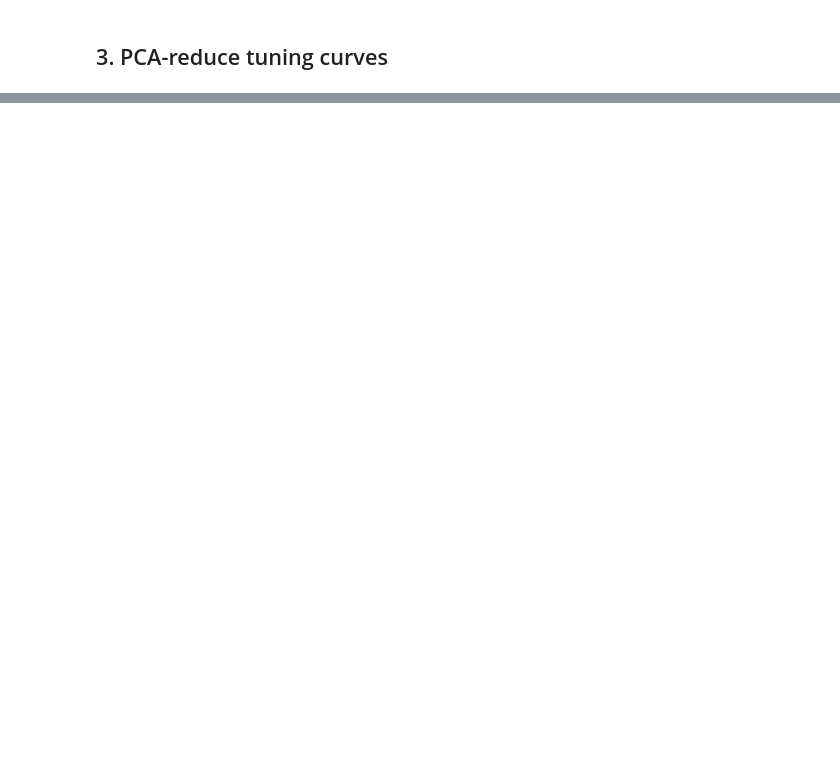
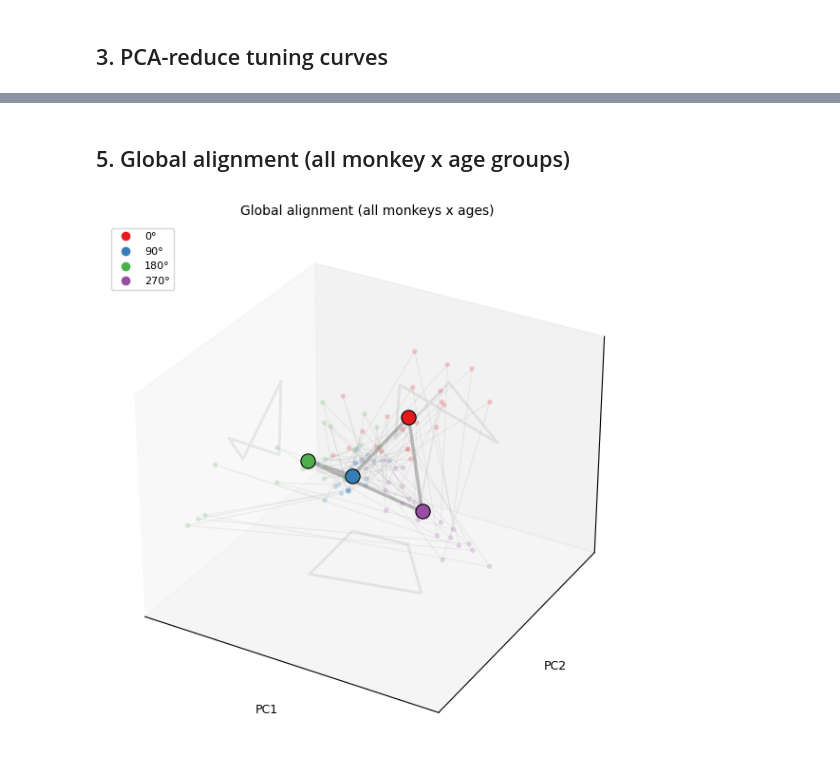
Before and after one commit to jmourabarbosa/geometryofage, a Jupyter notebook: analyses/tuning_curves.ipynb, the cells around one changed output, grey strips where cells are left out. Saved outputs shown, nothing was run; the diff lists cells and outputs as text; code cells hidden in the pictures; blank space fills up the shorter version.

```diff
--- a/analyses/tuning_curves.ipynb
+++ b/analyses/tuning_curves.ipynb
@@ -84,0 +249,39 @@ for mid, groups in reduced.items():
+# %% [markdown]
+## 5. Global alignment (all monkey x age groups)
+# %%
+# Collect ALL representations
+all_mats = []
+all_labels = []
+for mid, groups_dict in reduced.items():
+    for g, info in sorted(groups_dict.items()):
+        all_mats.append(_tc_to_mat(info, N_DIMS))
+        all_labels.append({'monkey': mid, 'group': g})
+
+aligned_all, grand_mean = generalized_procrustes(all_mats)
+
+# ── 3-D plot ──
+fig = plt.figure(figsize=(6, 6))
+ax = fig.add_subplot(111, projection='3d')
+
+# Individual representations: small dots + thin connections
+for k in range(len(aligned_all)):
+    pts_cue = aligned_all[k][cue_idx]
+    _plot_rep(ax, pts_cue, STIM_COLORS, s=15, alpha=0.2, lw=0.8, edge='none')
+
+# Grand mean: large circles + thick connection
+mean_cue = grand_mean[cue_idx]
+_plot_rep(ax, mean_cue, STIM_COLORS, s=120, alpha=1.0, lw=2.5, edge='k', ew=0.8)
+_wall_projections(ax, mean_cue)
+
+ax.set_xticks([]); ax.set_yticks([]); ax.set_zticks([])
+ax.set_xlabel('PC1', fontsize=9)
+ax.set_ylabel('PC2', fontsize=9)
+ax.set_zlabel('PC3', fontsize=9)
+
+handles = [Line2D([0], [0], marker='o', color='w', markerfacecolor=c,
+                   markersize=8, label=l) for c, l in zip(STIM_COLORS, STIM_LABELS)]
+ax.legend(handles=handles, fontsize=8, loc='upper left')
+ax.set_title('Global alignment (all monkeys x ages)', fontsize=10)
+plt.tight_layout()
+# %% [output]
+[figure, added]
```
Also changed, not shown: parts of 11 cells of this notebook, 4 other files.
